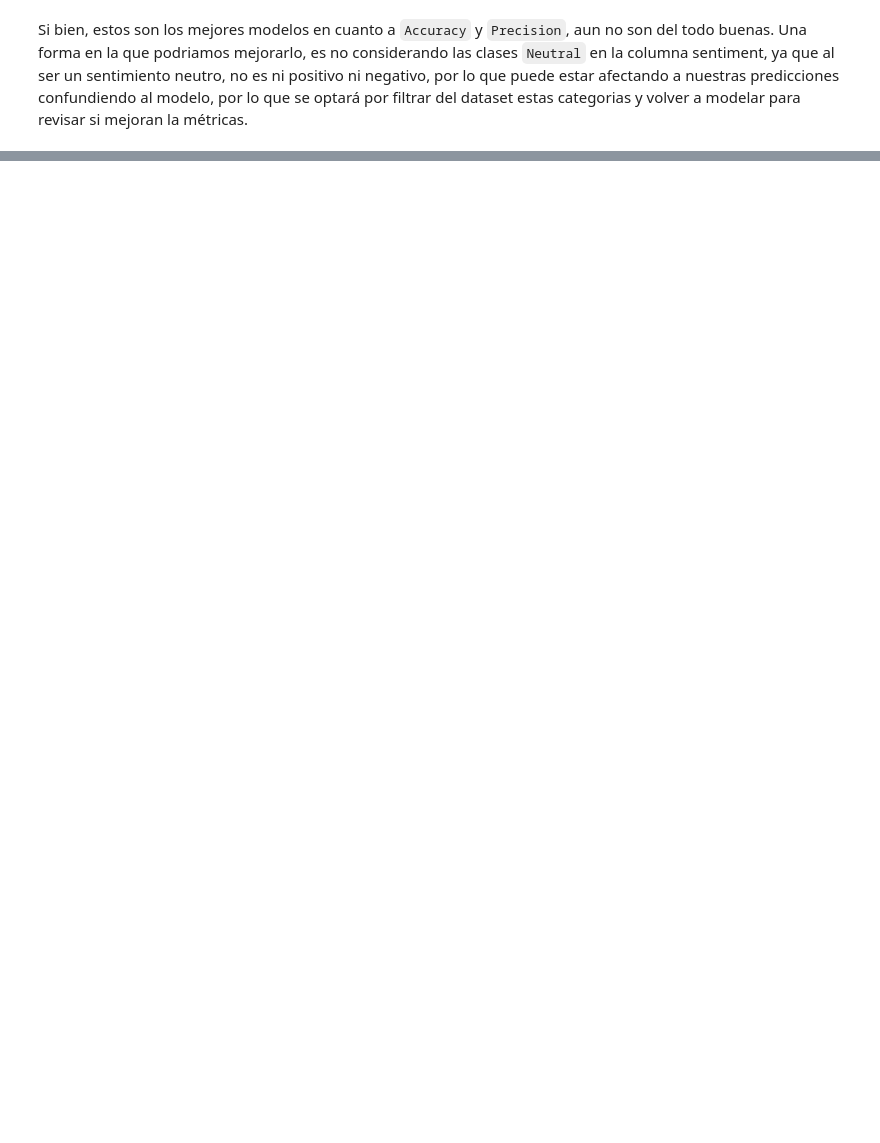
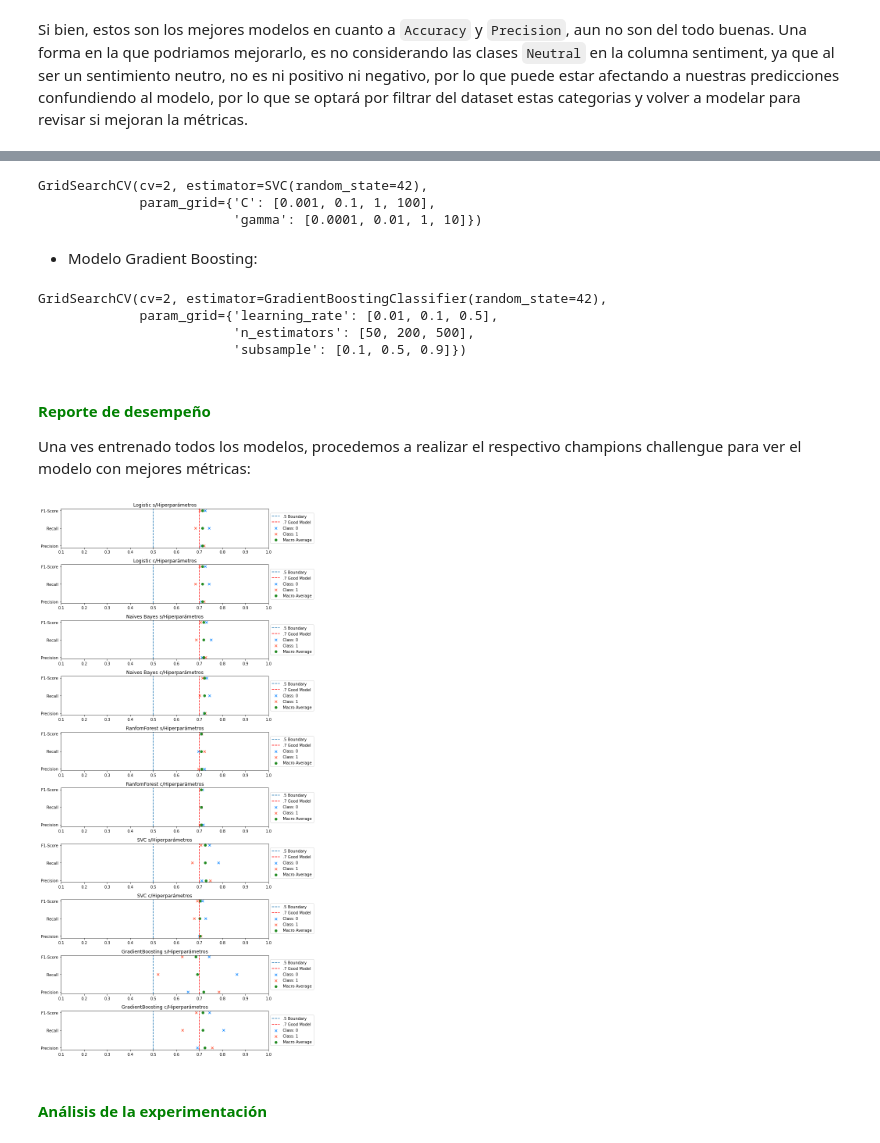
Before and after one commit to rodrigobarrazads/Desafio_Latam, a Jupyter notebook: Modulo3/Prueba/analisis_sentimiento.ipynb, the cells around one changed output, grey strips where cells are left out. Saved outputs shown, nothing was run; the diff lists cells and outputs as text; code cells hidden in the pictures; blank space fills up the shorter version.

```diff
--- a/Modulo3/Prueba/analisis_sentimiento.ipynb
+++ b/Modulo3/Prueba/analisis_sentimiento.ipynb
@@ -565,0 +677,77 @@ Si bien, estos son los mejores modelos en cuanto a `Accuracy` y `Precision`, aun
+# %%
+# Inicializamos el modelo
+ml_svc_hp = SVC(random_state=42)
+
+# Definimos los hiperparámetros
+hiper_params = {
+    'C': [0.001, 0.1, 1, 100],
+    'gamma': [0.0001, 0.01, 1, 10],
+}
+
+# Definimos la grilla
+grilla_svc_h3 = GridSearchCV(ml_svc_hp, param_grid = hiper_params, cv=2)
+
+# Realizamos el fit
+grilla_svc_h3.fit(X_train_h3, y_train_h3)
+# %% [output]
+GridSearchCV(cv=2, estimator=SVC(random_state=42),
+             param_grid={'C': [0.001, 0.1, 1, 100],
+                         'gamma': [0.0001, 0.01, 1, 10]})
+# %% [markdown]
+- Modelo Gradient Boosting:
+# %%
+# Inicializamos el modelo
+ml_gb_hp = GradientBoostingClassifier(random_state=42)
+
+# Definimos los hiperparámetros
+hiper_params = {
+    'learning_rate': [0.01, 0.1, 0.5],
+    'n_estimators': [50, 200, 500],
+    'subsample': [0.1, 0.5, 0.9]
+}
+
+# Definimos la grilla
+grilla_gb_h3 = GridSearchCV(ml_gb_hp, param_grid = hiper_params, cv=2)
+
+# Realizamos el fit
+grilla_gb_h3.fit(X_train_h3, y_train_h3)
+# %% [output]
+GridSearchCV(cv=2, estimator=GradientBoostingClassifier(random_state=42),
+             param_grid={'learning_rate': [0.01, 0.1, 0.5],
+                         'n_estimators': [50, 200, 500],
+                         'subsample': [0.1, 0.5, 0.9]})
+# %% [markdown]
+#### **<font color='green'>Reporte de desempeño</font>**
+
+Una ves entrenado todos los modelos, procedemos a realizar el respectivo champions challengue para ver el modelo con mejores métricas:
+# %%
+# Se crea un diccionario con los modelos a competir
+estimators = [
+    ('Logistic s/Hiperparámetros', ml_logit_h3),
+    ('Logistic c/Hiperparámetros', grilla_logit_h3.best_estimator_),
+    ('Naives Bayes s/Hiperparámetros', ml_nb_h3),
+    ('Naives Bayes c/Hiperparámetros', grilla_nb_h3.best_estimator_),
+    ('RanfomForest s/Hiperparámetros', ml_rf_h3),
+    ('RanfomForest c/Hiperparámetros', grilla_rf_h3.best_estimator_),
+    ('SVC s/Hiperparámetros', ml_svc_h3),
+    ('SVC c/Hiperparámetros', grilla_svc_h3.best_estimator_),
+    ('GradientBoosting s/Hiperparámetros', ml_gb_h3),
+    ('GradientBoosting c/Hiperparámetros', grilla_gb_h3.best_estimator_)
+]
+# %%
+# Graficamos los score de los modelos con la función plot_classification_report
+plt.figure(figsize=(10, 20))
+for index, value in enumerate(estimators):
+    plt.subplot(len(estimators), 1, index + 1)
+    plt.title(value[0])
+    class_pred = value[1].predict(X_test_h3)
+    plot_classification_report(y_test_h3, class_pred)
+    plt.axvline(.5, label='.5 Boundary', linestyle='--')
+    plt.axvline(.7, label='.7 Good Model', linestyle='--', color='Red')
+    plt.xlim((0.1, 1.0))
+    plt.legend(loc='center left', bbox_to_anchor=(1, 0.5))
+plt.tight_layout()
+# %% [output]
+[figure, added]
+# %% [markdown]
+#### **<font color='green'>Análisis de la experimentación</font>**
```
Also changed, not shown: parts of 41 cells of this notebook, 3 other files.
